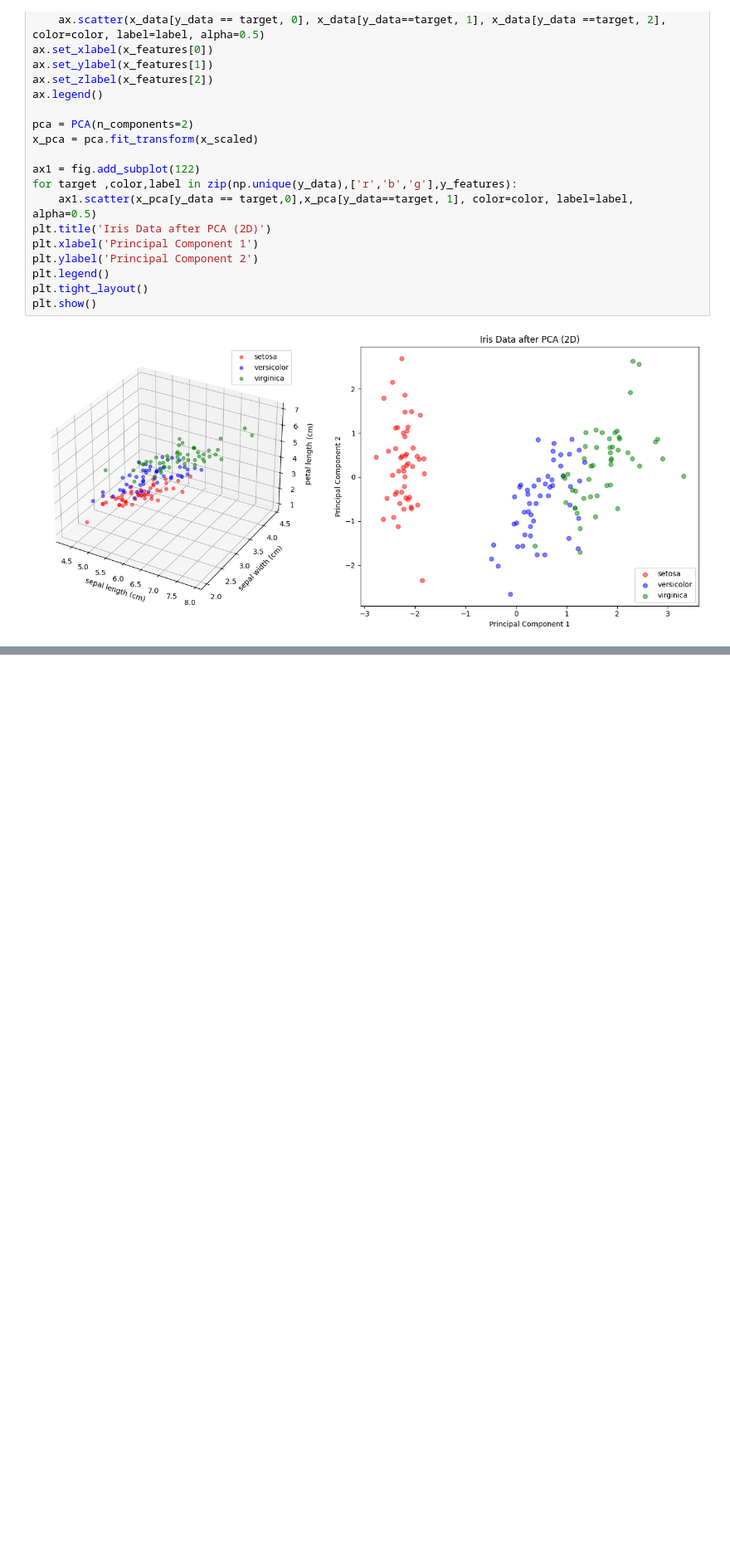
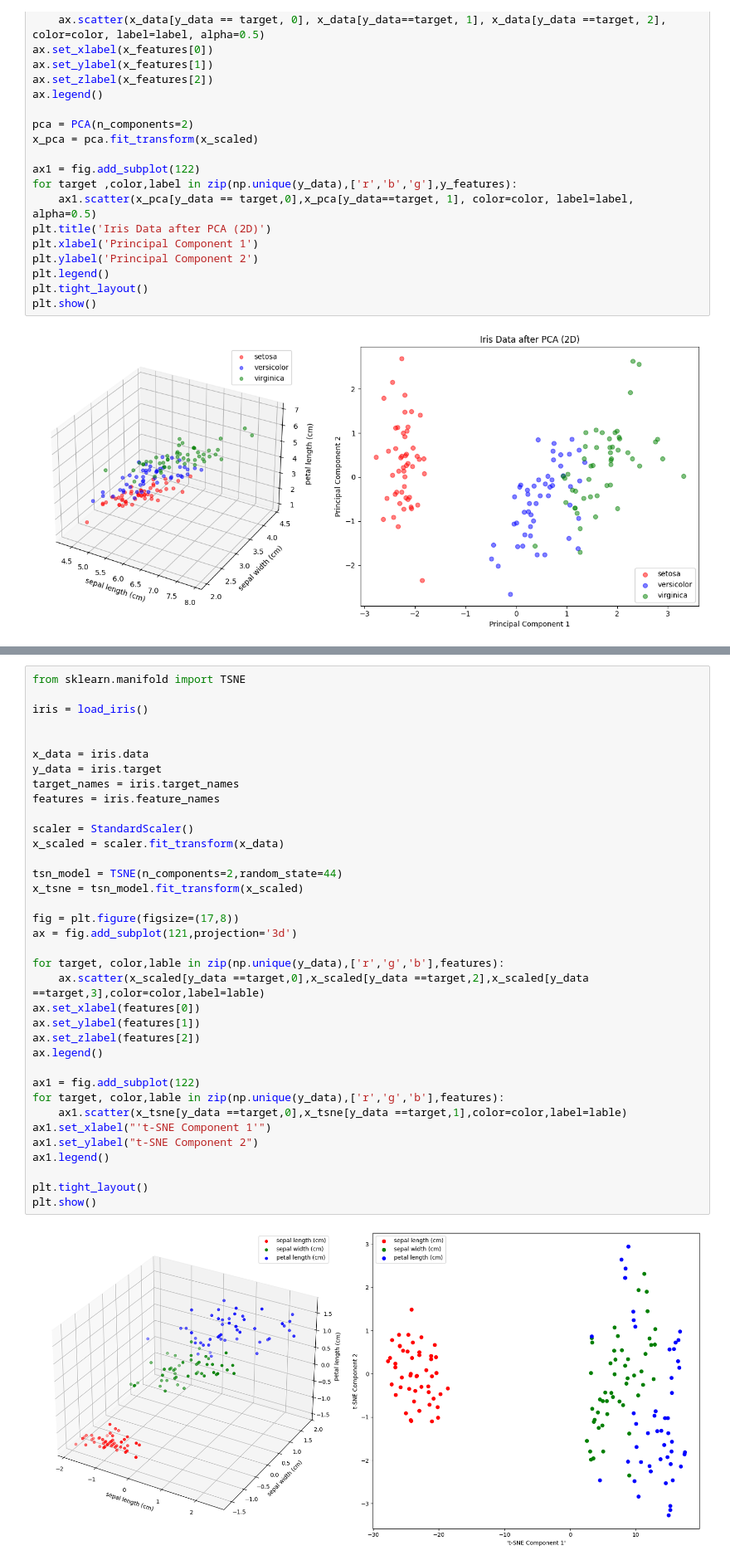
Before and after one commit to rakesh-jain/machine_learning_projects, a Jupyter notebook: supervised_learning/regression/dimensionality_reduction.ipynb, the cells around one changed output, grey strips where cells are left out. Shown: that part at 83% size. Drawn from its saved outputs; the diff is of its cells as text; blank space fills up the shorter version.

Commit message:
tsne dimensionaltiy reduction

```diff
--- a/supervised_learning/regression/dimensionality_reduction.ipynb
+++ b/supervised_learning/regression/dimensionality_reduction.ipynb
@@ -77,0 +151,38 @@ plt.show()
+# %%
+from sklearn.manifold import TSNE
+
+iris = load_iris()
+
+
+x_data = iris.data
+y_data = iris.target
+target_names = iris.target_names
+features = iris.feature_names
+
+scaler = StandardScaler()
+x_scaled = scaler.fit_transform(x_data)
+
+tsn_model = TSNE(n_components=2,random_state=44)
+x_tsne = tsn_model.fit_transform(x_scaled)
+
+fig = plt.figure(figsize=(17,8))
+ax = fig.add_subplot(121,projection='3d')
+
+for target, color,lable in zip(np.unique(y_data),['r','g','b'],features):
+    ax.scatter(x_scaled[y_data ==target,0],x_scaled[y_data ==target,2],x_scaled[y_data ==target,3],color=color,label=lable)
+ax.set_xlabel(features[0])
+ax.set_ylabel(features[1])
+ax.set_zlabel(features[2])
+ax.legend()
+
+ax1 = fig.add_subplot(122)
+for target, color,lable in zip(np.unique(y_data),['r','g','b'],features):
+    ax1.scatter(x_tsne[y_data ==target,0],x_tsne[y_data ==target,1],color=color,label=lable)
+ax1.set_xlabel("'t-SNE Component 1'")
+ax1.set_ylabel("t-SNE Component 2")
+ax1.legend()
+
+plt.tight_layout()
+plt.show()
+# %% [output]
+[figure, added]
```
Also changed, not shown: parts of 2 cells of this notebook.
